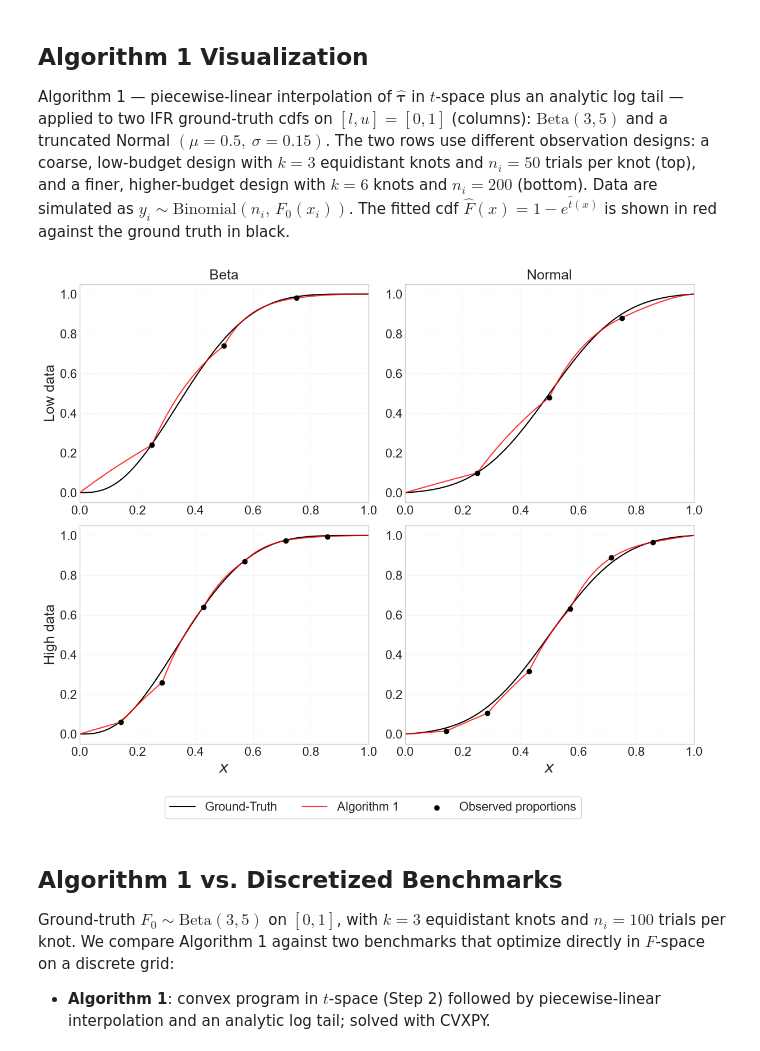
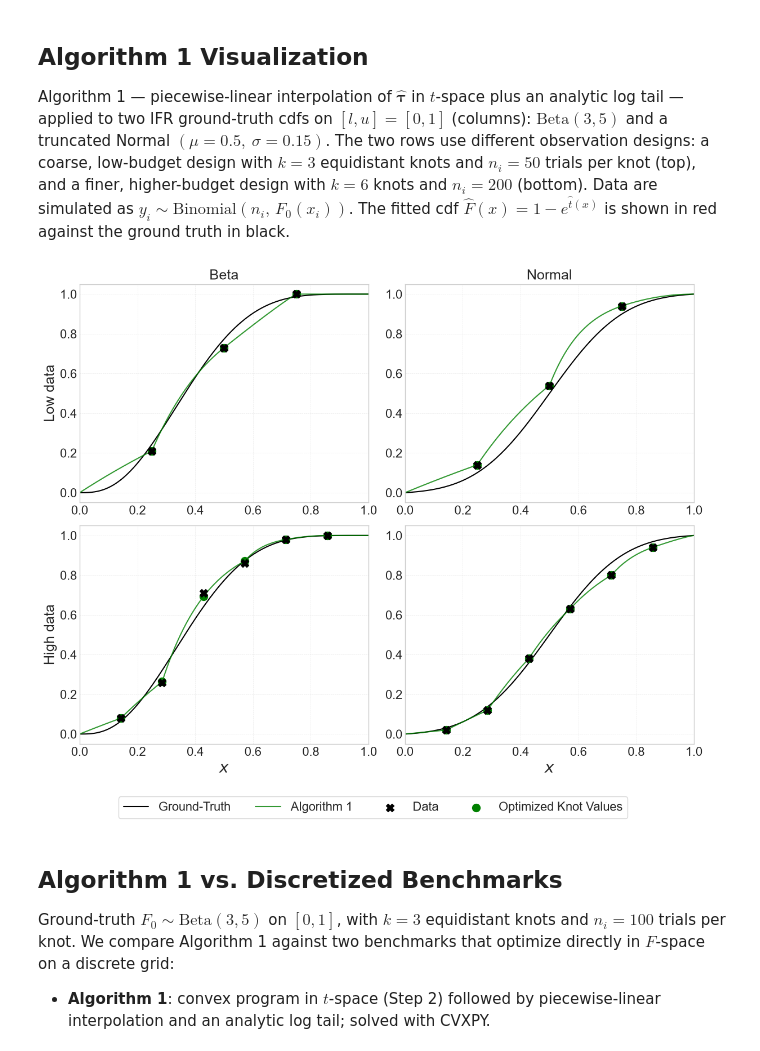
Before and after one commit to craigfernandes1/Fitting-IFR-CDFs-from-Noisy-Quantile-Data, a Jupyter notebook: example.ipynb, the cells around one changed output. Cells and saved outputs as stored; diff of their text form; code cells hidden in the pictures.

```diff
--- a/example.ipynb
+++ b/example.ipynb
@@ -49,9 +49,9 @@ ground_truths = [
 ]
 
 # Observation designs (rows): (row label, number of equidistant knots, trials per knot)
-configs = [('Low data', 3, 50), ('High data', 6, 200)]
+configs = [('Low data', 3, 100), ('High data', 6, 100)]
 
-np.random.seed(0)
+np.random.seed(5)
 fig, axes = plt.subplots(2, 2, figsize=(12, 10))
 for i, (row_label, k, n_i) in enumerate(configs):
     x_knots = np.linspace(l, u, k + 2)[1:-1]       # k equidistant interior knots
@@ -62,38 +62,44 @@ for i, (row_label, k, n_i) in enumerate(configs):
 
         # Simulate noisy quantile data y_i ~ Binomial(n_i, F_0(x_i)) and fit Algorithm 1 (PWL)
         true_cdf_at_knots = F0(x_knots)
         y_samples = np.random.binomial(n_trials, true_cdf_at_knots)
         fit = fit_cdf(x_knots, n_trials, y_samples, l, u, interpolation_method='linear')
+        f_fit = sp.lambdify(x_sym, fit, 'numpy')
         with np.errstate(over='ignore', invalid='ignore'):
-            y_fit = sp.lambdify(x_sym, fit, 'numpy')(x_plot)
+            y_fit = f_fit(x_plot)
+            fhat_knots = f_fit(x_knots)            # optimized knot values F_hat(x_i)
 
         ax.plot(x_plot, y_true, color='black', lw=1.5, label='Ground-Truth')
-        ax.plot(x_plot, y_fit, color='red', lw=1.5, alpha=0.8, label='Algorithm 1')
-        ax.scatter(x_knots, y_samples / n_trials, color='black', zorder=5, label='Observed proportions')
+        ax.plot(x_plot, y_fit, color='green', lw=1.5, alpha=0.8, label='Algorithm 1')
+        ax.scatter(x_knots, y_samples / n_trials, color="black", marker="X",
+                               linestyle="None", s=100, zorder=5, label="Data")
+        ax.scatter(x_knots, fhat_knots, color="green", marker="o",
+                               linestyle="None", s=100, zorder=4,
+                               label="Optimized Knot Values")
         ax.set_xlim(l, u)
         ax.set_ylim(-0.05, 1.05)
         ax.grid(True, linestyle='--', alpha=0.4)
         if i == 0:
             ax.set_title(title, fontsize=18)
         if j == 0:
             ax.set_ylabel(row_label, fontsize=18)
         if i == len(configs) - 1:
             ax.set_xlabel(r'$x$')
 
 # Single shared legend floating below all four panels
 handles, labels = axes[0, 0].get_legend_handles_labels()
 fig.legend(handles, labels, loc='upper center', bbox_to_anchor=(0.5, 0.06),
-           ncol=3, fontsize=16, frameon=True)
+           ncol=4, fontsize=16, frameon=True)
 
 # Reused by the benchmark-comparison figure below (Beta(3, 5) ground truth)
 true_cdf_fn = ground_truths[0][1]
 y_true = true_cdf_fn(x_plot)
 
 plt.tight_layout(rect=[0, 0.07, 1, 1])
 plt.savefig('results/plots/numerical_example_sidebyside.png', dpi=150, bbox_inches='tight')
 plt.show()
 # %% [output]
-[figure, old version]
+[figure, new version]
 # %% [markdown]
 ## Algorithm 1 vs. Discretized Benchmarks
 
```
Also changed, not shown: parts of 1 cell of this notebook, 21 other files.
